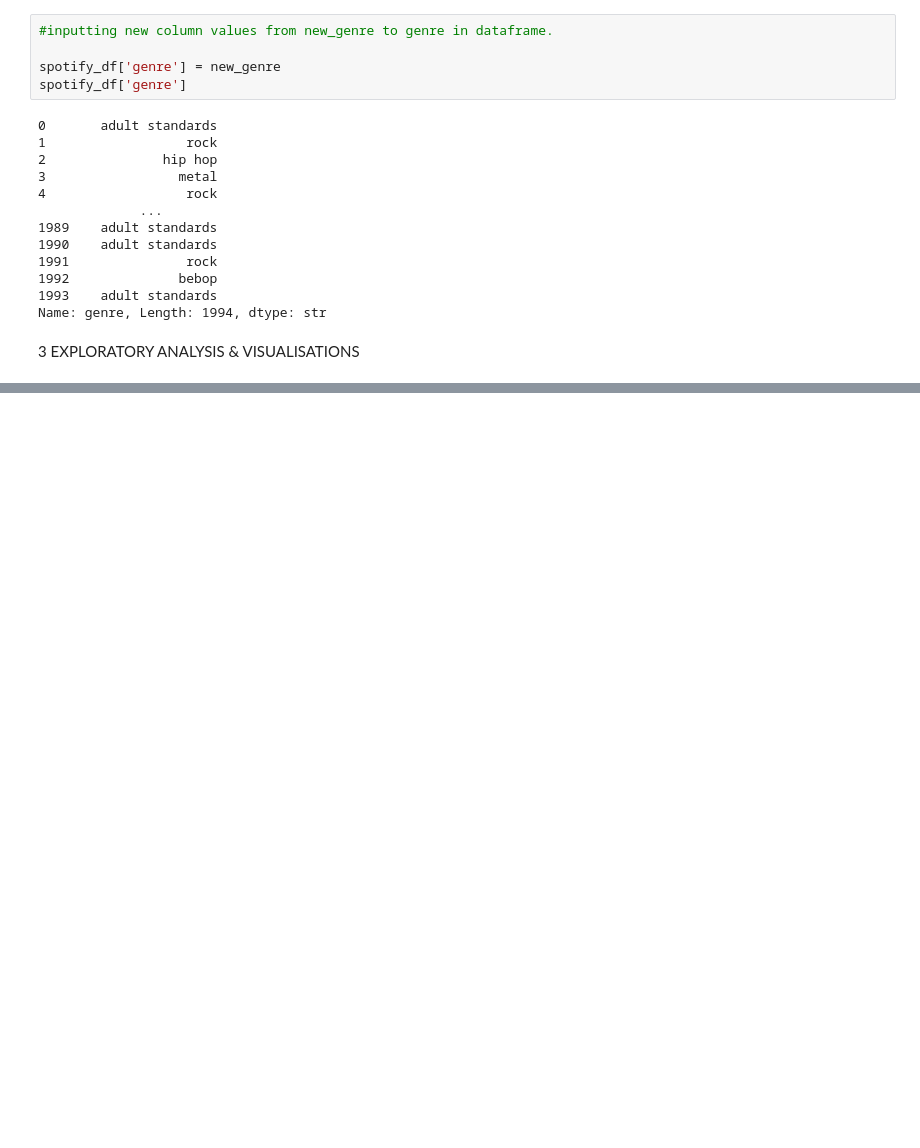
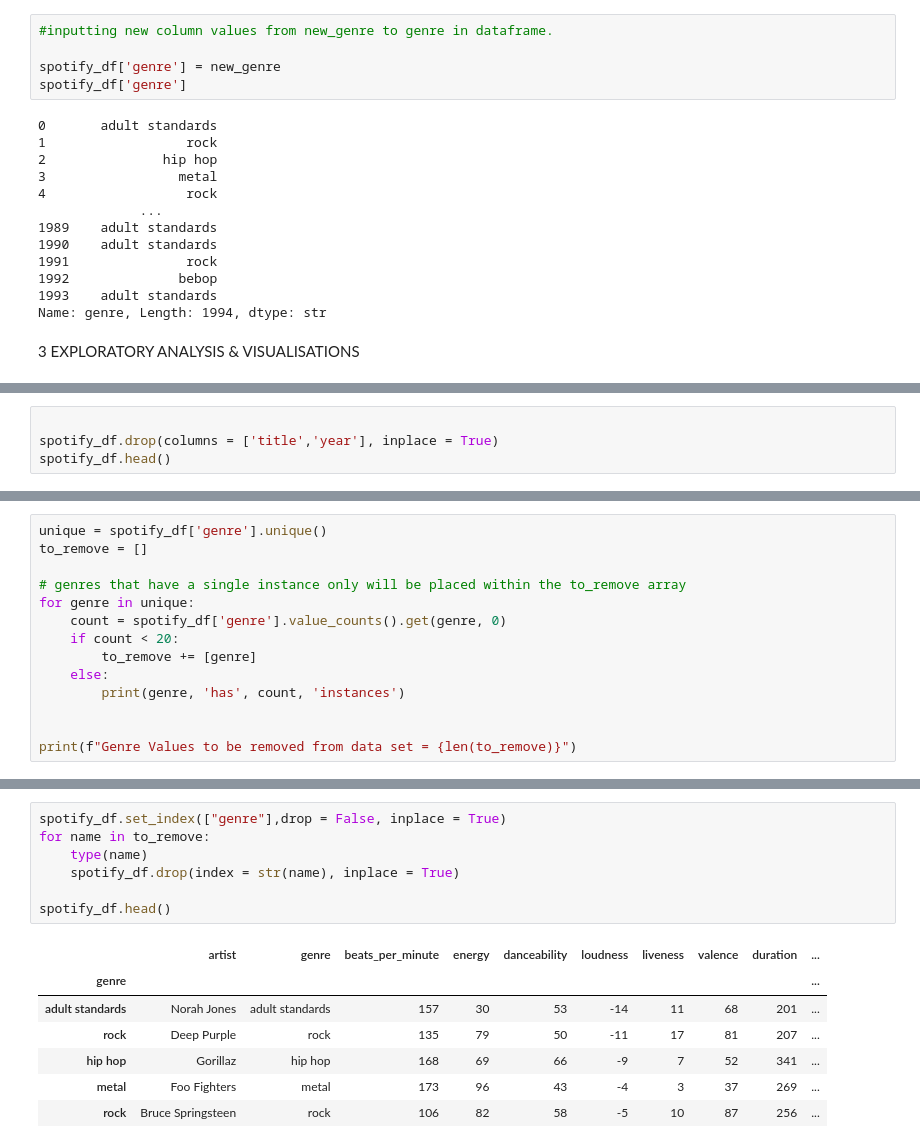
Before and after one commit to Rupesh-AI404/Machine_Learning, a Jupyter notebook: Linear Regression/Spotify_popularity_prediction.ipynb, the cells around one changed output, grey strips where cells are left out. Saved outputs shown, nothing was run; the diff lists cells and outputs as text; blank space fills up the shorter version.

```diff
--- a/Linear Regression/Spotify_popularity_prediction.ipynb
+++ b/Linear Regression/Spotify_popularity_prediction.ipynb
@@ -209,0 +349,4 @@ Name: genre, Length: 1994, dtype: str
+# %%
+
+spotify_df.drop(columns = ['title','year'], inplace = True)
+spotify_df.head()
@@ -209,0 +360,14 @@ Name: genre, Length: 1994, dtype: str
+# %%
+unique = spotify_df['genre'].unique()
+to_remove = []
+
+# genres that have a single instance only will be placed within the to_remove array
+for genre in unique:
+    count = spotify_df['genre'].value_counts().get(genre, 0)
+    if count < 20:
+        to_remove += [genre]
+    else:
+        print(genre, 'has', count, 'instances')
+
+
+print(f"Genre Values to be removed from data set = {len(to_remove)}")
@@ -209,0 +386,15 @@ Name: genre, Length: 1994, dtype: str
+# %%
+spotify_df.set_index(["genre"],drop = False, inplace = True)
+for name in to_remove:
+    type(name)
+    spotify_df.drop(index = str(name), inplace = True)
+
+spotify_df.head()
+# %% [output]
+|  | artist | genre | beats_per_minute | energy | danceability | loudness | liveness | valence | duration | ... |
+| genre |  |  |  |  |  |  |  |  |  | ... |
+| adult standards | Norah Jones | adult standards | 157 | 30 | 53 | -14 | 11 | 68 | 201 | ... |
+| rock | Deep Purple | rock | 135 | 79 | 50 | -11 | 17 | 81 | 207 | ... |
+| hip hop | Gorillaz | hip hop | 168 | 69 | 66 | -9 | 7 | 52 | 341 | ... |
+| metal | Foo Fighters | metal | 173 | 96 | 43 | -4 | 3 | 37 | 269 | ... |
+| rock | Bruce Springsteen | rock | 106 | 82 | 58 | -5 | 10 | 87 | 256 | ... |
```
Also changed, not shown: parts of 11 cells of this notebook.
